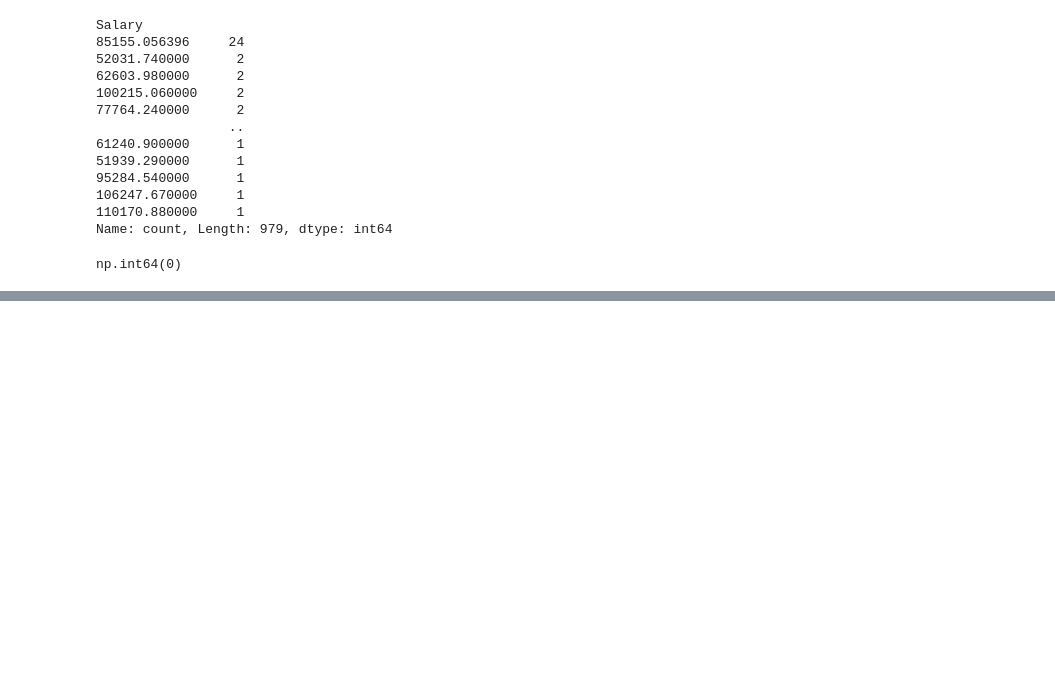
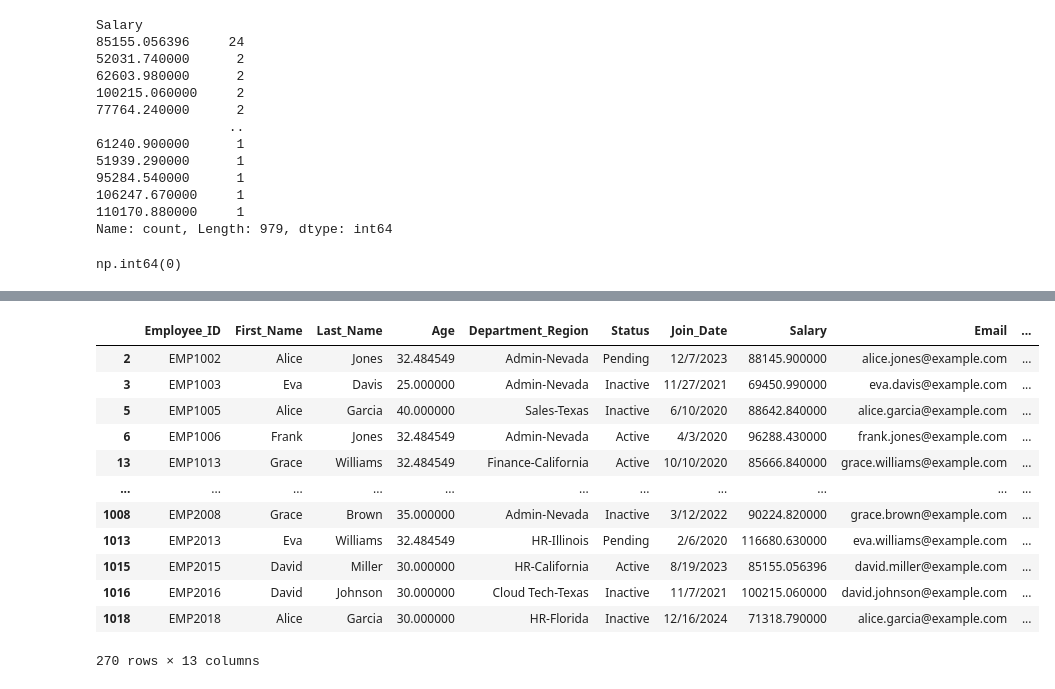
Before and after one commit to sthasarita/Pandas, a Jupyter notebook: Messy_Employee_Dataset_Cleaning.ipynb, the cells around one changed output, grey strips where cells are left out. Drawn from its saved outputs; the diff is of its cells as text; code cells hidden in the pictures; blank space fills up the shorter version.

```diff
--- a/Messy_Employee_Dataset_Cleaning.ipynb
+++ b/Messy_Employee_Dataset_Cleaning.ipynb
@@ -495,0 +707,18 @@ np.int64(0)
+# %%
+good_workers = me_df[me_df["Performance_Score"].str.lower().str.contains("good")]
+# %%
+good_workers
+# %% [output]
+|  | Employee_ID | First_Name | Last_Name | Age | Department_Region | Status | Join_Date | Salary | Email | ... |
+| 2 | EMP1002 | Alice | Jones | 32.484549 | Admin-Nevada | Pending | 12/7/2023 | 88145.900000 | alice.jones@example.com | ... |
+| 3 | EMP1003 | Eva | Davis | 25.000000 | Admin-Nevada | Inactive | 11/27/2021 | 69450.990000 | eva.davis@example.com | ... |
+| 5 | EMP1005 | Alice | Garcia | 40.000000 | Sales-Texas | Inactive | 6/10/2020 | 88642.840000 | alice.garcia@example.com | ... |
+| 6 | EMP1006 | Frank | Jones | 32.484549 | Admin-Nevada | Active | 4/3/2020 | 96288.430000 | frank.jones@example.com | ... |
+| 13 | EMP1013 | Grace | Williams | 32.484549 | Finance-California | Active | 10/10/2020 | 85666.840000 | grace.williams@example.com | ... |
+| ... | ... | ... | ... | ... | ... | ... | ... | ... | ... | ... |
+| 1008 | EMP2008 | Grace | Brown | 35.000000 | Admin-Nevada | Inactive | 3/12/2022 | 90224.820000 | grace.brown@example.com | ... |
+| 1013 | EMP2013 | Eva | Williams | 32.484549 | HR-Illinois | Pending | 2/6/2020 | 116680.630000 | eva.williams@example.com | ... |
+| 1015 | EMP2015 | David | Miller | 30.000000 | HR-California | Active | 8/19/2023 | 85155.056396 | david.miller@example.com | ... |
+| 1016 | EMP2016 | David | Johnson | 30.000000 | Cloud Tech-Texas | Inactive | 11/7/2021 | 100215.060000 | david.johnson@example.com | ... |
+| 1018 | EMP2018 | Alice | Garcia | 30.000000 | HR-Florida | Inactive | 12/16/2024 | 71318.790000 | alice.garcia@example.com | ... |
+270 rows × 13 columns
```
Also changed, not shown: parts of 53 cells of this notebook.
